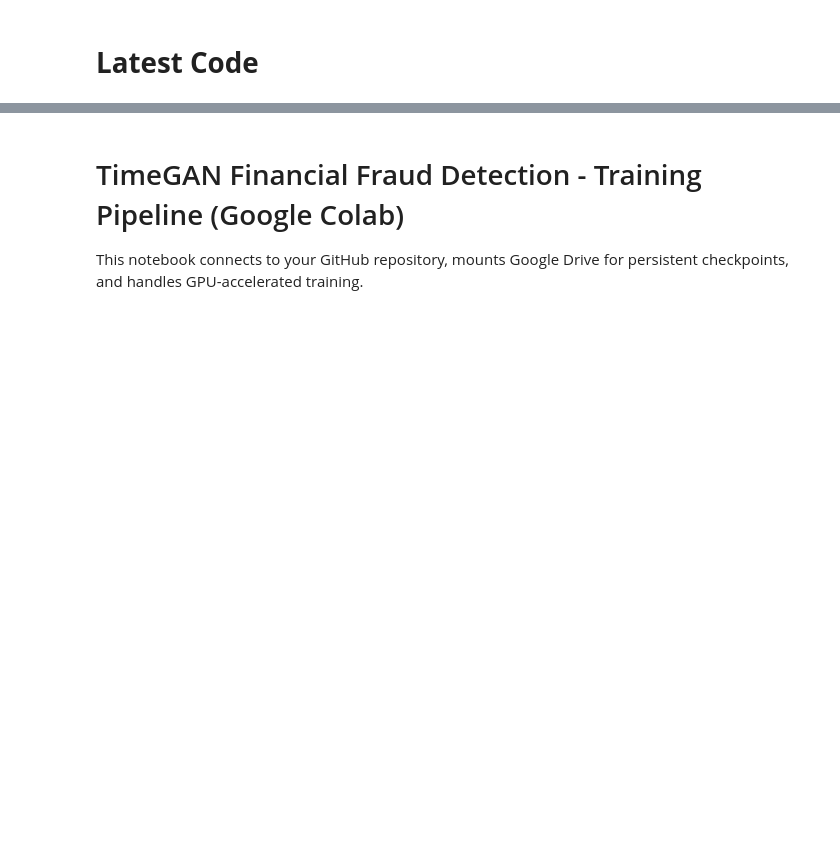
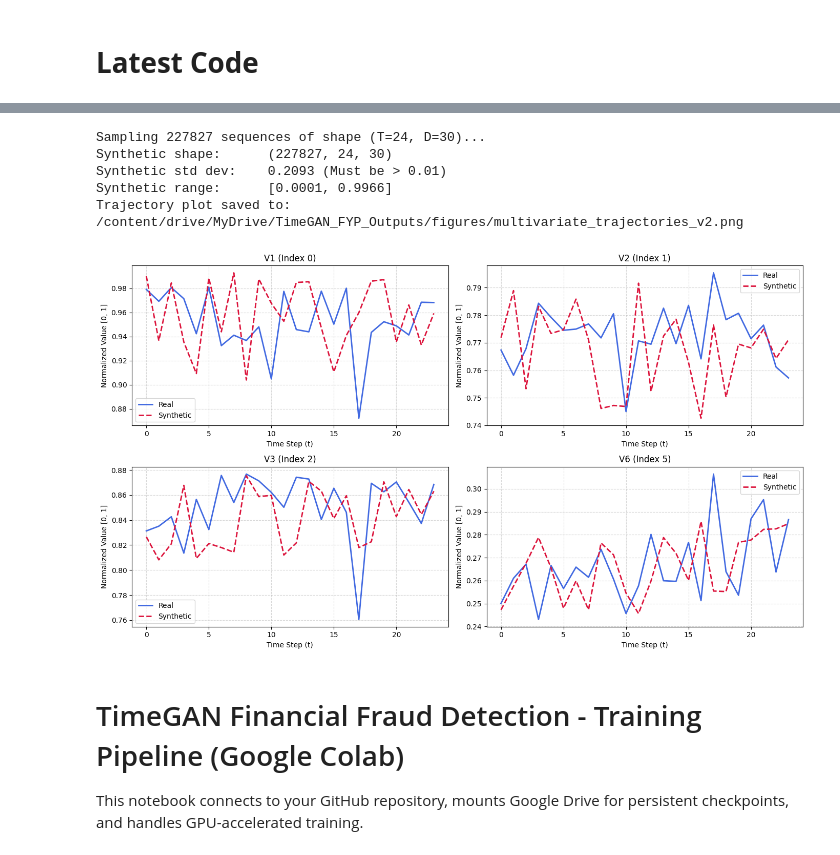
Before and after one commit to syaahiddd/TIMEGAN-SyntheticData-FinancialFraudDetection, a Jupyter notebook: notebooks/01_timegan_training_colab.ipynb, the cells around one changed output, grey strips where cells are left out. Cells and saved outputs as stored; diff of their text form; code cells hidden in the pictures; blank space fills up the shorter version.

```diff
--- a/notebooks/01_timegan_training_colab.ipynb
+++ b/notebooks/01_timegan_training_colab.ipynb
@@ -332,3 +241,48 @@ FileNotFoundError: [Errno 2] No such file or directory: '/content/data/raw/credi
+# %%
+import matplotlib.pyplot as plt
+
+# 1. Sample synthetic sequences matching real training size
+n_gen = len(real_train_x)
+print(f"Sampling {n_gen} sequences of shape (T={SEQ_LEN}, D={D_FEATURES})...")
+synth_sequences = model.sample(num_samples=n_gen)
+
+# Save arrays
+np.save(f"{DRIVE_DIR}/synthetic/synthetic_sequences_v2.npy", synth_sequences)
+np.save("data/synthetic/synthetic_sequences.npy", synth_sequences)
+
+print(f"Synthetic shape:      {synth_sequences.shape}")
+print(f"Synthetic std dev:    {synth_sequences.std():.4f} (Must be > 0.01)")
+print(f"Synthetic range:      [{synth_sequences.min():.4f}, {synth_sequences.max():.4f}]")
+
+# 2. Plot 4 feature trajectories to verify natural oscillation
+sample_idx = np.random.randint(0, len(synth_sequences))
+fig, axes = plt.subplots(2, 2, figsize=(14, 8))
+axes = axes.flatten()
+
+feature_indices = [0, 1, 2, min(5, D_FEATURES - 1)]
+
+for i, feat_idx in enumerate(feature_indices):
+    feat_name = modeled_features[feat_idx] if feat_idx < len(modeled_features) else f"Feat_{feat_idx}"
+    axes[i].plot(real_train_x[sample_idx, :, feat_idx], label="Real", color="royalblue", lw=2)
+    axes[i].plot(synth_sequences[sample_idx, :, feat_idx], label="Synthetic", color="crimson", linestyle="--", lw=2)
+    axes[i].set_title(f"{feat_name} (Index {feat_idx})")
+    axes[i].set_xlabel("Time Step (t)")
+    axes[i].set_ylabel("Normalized Value [0, 1]")
+    axes[i].grid(True, linestyle="--", alpha=0.5)
+    axes[i].legend()
+
+plt.tight_layout()
+traj_path = f"{DRIVE_DIR}/figures/multivariate_trajectories_v2.png"
+plt.savefig(traj_path, dpi=300)
+print(f"Trajectory plot saved to: {traj_path}")
+plt.show()
+# %% [output]
+Sampling 227827 sequences of shape (T=24, D=30)...
+Synthetic shape:      (227827, 24, 30)
+Synthetic std dev:    0.2093 (Must be > 0.01)
+Synthetic range:      [0.0001, 0.9966]
+Trajectory plot saved to: /content/drive/MyDrive/TimeGAN_FYP_Outputs/figures/multivariate_trajectories_v2.png
+[figure, added]
 # %% [markdown]
 # TimeGAN Financial Fraud Detection - Training Pipeline (Google Colab)
 This notebook connects to your GitHub repository, mounts Google Drive for persistent checkpoints, and handles GPU-accelerated training.
```
Also changed, not shown: parts of 9 cells of this notebook.
